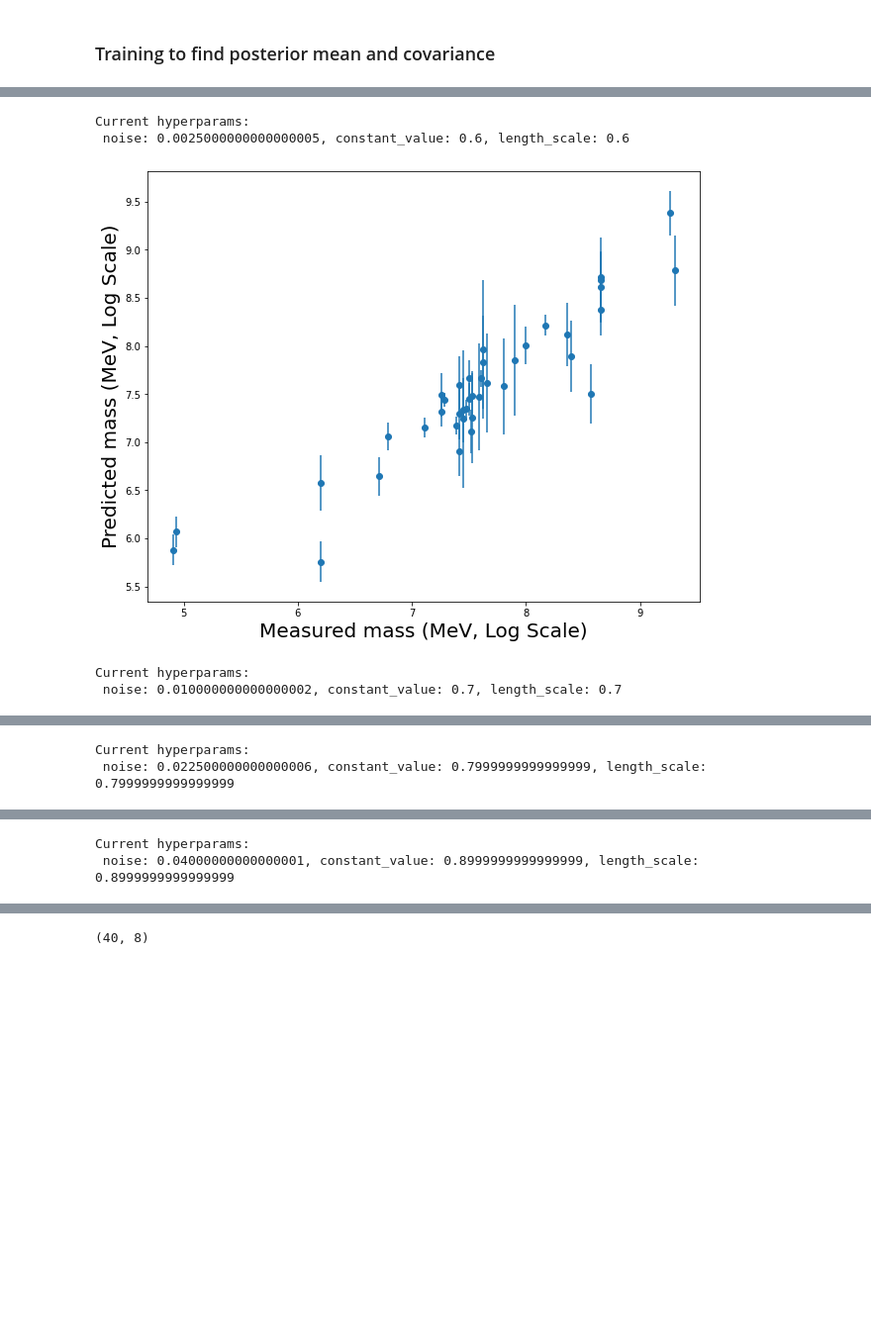
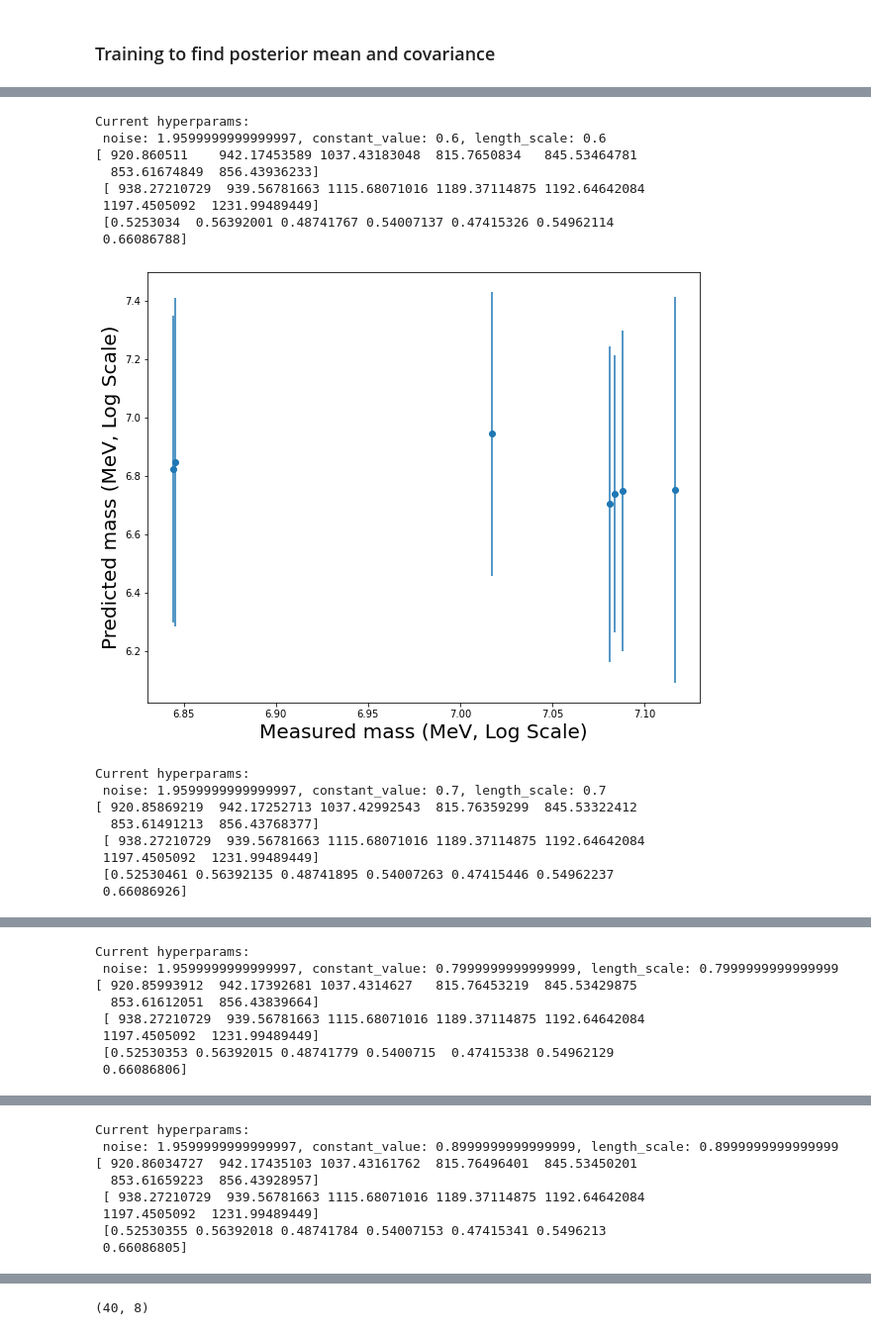
Before and after one commit to has9h/gp, a Jupyter notebook: freitas-krasserm-turner/gaussian-processes-krasserm.ipynb, the cells around one changed output, grey strips where cells are left out. Shown at 99% size. Saved outputs shown, nothing was run; the diff lists cells and outputs as text; code cells hidden in the pictures; blank space fills up the shorter version.

```diff
--- a/freitas-krasserm-turner/gaussian-processes-krasserm.ipynb
+++ b/freitas-krasserm-turner/gaussian-processes-krasserm.ipynb
@@ -388,12 +409,12 @@ np.mean(Y_log), np.std(Y_log)
 # %% [output]
 (6.296347305073987, 0.6286352637696876)
 # %%
-noise = 0.4
-rbf = ConstantKernel(1.0) * RBF(length_scale=1.0)
+noise = 1.4**2
+rbf = ConstantKernel(0.6) * RBF(length_scale=1.2)
 # rq = ConstantKernel(1.0) * RationalQuadratic(length_scale=1.0, alpha=1.0)
 
 # Set GP prior to training data's mean and cov with kernel
-gpr = GaussianProcessRegressor(kernel=rbf, alpha=noise**2, n_restarts_optimizer=10)#, normalize_y=True)
+gpr = GaussianProcessRegressor(kernel=rbf, alpha=noise, n_restarts_optimizer=10)#, normalize_y=True)
 # gpr = GaussianProcessRegressor(kernel=rq, alpha=noise**2, normalize_y=True)
 
 # Add noise if needed
@@ -462,48 +492,62 @@ RMSE:  0.2652830820650423
 # %%
-noise = np.arange(0.05, 0.55, 0.05)
-constant_value = np.arange(0.6, 1.2, 0.1)
-length_scale = np.arange(0.6, 1.2, 0.1)
+# noise = np.arange(0.05, 4.05, 0.05)
+noise = 1.4**2
+constant_value = np.arange(0.6, 5.6, 0.1)
+length_scale = np.arange(0.6, 5.6, 0.1)
 # for rq kernel
-alpha = np.arange(0.6, 1.2, 0.1)
+alpha = np.arange(0.6, 5.6, 0.1)
 
-hyperparams = list(zip(noise, constant_value, length_scale, alpha))
+hyperparams = list(zip(constant_value, length_scale))
 
 # For writing results to file
 results_df = pd.DataFrame()
 
 for counter, params in enumerate(hyperparams):
-    print(f'Current hyperparams: \n noise: {params[0]**2}, constant_value: {params[1]}, length_scale: {params[2]}')
+    # Change params indexing as tuple elements are added/removed from hyperparams
+    sigma_f = params[0]
+    l = params[1]
+    print(f'Current hyperparams: \n noise: {noise}, constant_value: {sigma_f}, length_scale: {l}')
 
-    rbf = ConstantKernel(params[1]) * RBF(length_scale=params[2])
+    rbf = ConstantKernel(sigma_f) * RBF(length_scale=l)
     # rq = ConstantKernel(1.0) * RationalQuadratic(length_scale=1.0, alpha=1.0)
 
     # Set GP prior to training data's mean and cov with kernel
-    gpr = GaussianProcessRegressor(kernel=rbf, alpha=params[0]**2, n_restarts_optimizer=10)
+    gpr = GaussianProcessRegressor(kernel=rbf, alpha=noise, n_restarts_optimizer=10)
 
     gpr.fit(X_train, Y_train)
     mean, cov = gpr.predict(X_test, return_std=True)
 
-    # Obtain optimized kernel parameters
-    l = gpr.kernel_.k2.get_params()['length_scale']
-    sigma_f = np.sqrt(gpr.kernel_.k1.get_params()['constant_value'])
-
     # Store current iteration data
-    current_results_df = pd.DataFrame({'run': counter, 'measured': Y_test, 'predicted': mean, 'variance': cov,
-                            'rmse': mean_absolute_error(Y_test, mean), 'alpha': params[0]**2,
-                            'initial_length scale': params[2], 'initial_sigma_f': params[1],
-                            'trained_length_scale': l, 'trained_sigma_f': sigma_f})
+    print(np.exp(mean), '\n', np.exp(Y_test), '\n', cov, '\n')
+    current_results_df = pd.DataFrame({'run': counter, 'measured': np.exp(Y_test), 'predicted': np.exp(mean), 'variance': np.exp(cov),
+                            'rmse': mean_absolute_error(Y_test, mean), 'alpha/noise': noise,
+                            'initial_length scale': l, 'initial_sigma_f': sigma_f,
+                            'trained_length_scale': gpr.kernel_.k2.get_params()['length_scale'],
+                            'trained_sigma_f': np.sqrt(gpr.kernel_.k1.get_params()['constant_value'])})
 
     # Draw plots
     plotter(Y_test, mean, cov)
 
     # Join dataframes to save
     results_df = pd.concat([results_df, current_results_df])
 
 # write to file
-results_df.to_csv('results.csv', index=False)
+results_df.round(4).to_csv('results.csv', index=False)
 # %% [output]
 Current hyperparams:
- noise: 0.0025000000000000005, constant_value: 0.6, length_scale: 0.6
+ noise: 1.9599999999999997, constant_value: 0.6, length_scale: 0.6
+[ 920.860511    942.17453589 1037.43183048  815.7650834   845.53464781
+  853.61674849  856.43936233]
+ [ 938.27210729  939.56781663 1115.68071016 1189.37114875 1192.64642084
+ 1197.4505092  1231.99489449]
+ [0.5253034  0.56392001 0.48741767 0.54007137 0.47415326 0.54962114
+ 0.66086788]
-[figure, old version]
+[figure, new version]
 Current hyperparams:
- noise: 0.010000000000000002, constant_value: 0.7, length_scale: 0.7
+ noise: 1.9599999999999997, constant_value: 0.7, length_scale: 0.7
+[ 920.85869219  942.17252713 1037.42992543  815.76359299  845.53322412
+  853.61491213  856.43768377]
+ [ 938.27210729  939.56781663 1115.68071016 1189.37114875 1192.64642084
+ 1197.4505092  1231.99489449]
+ [0.52530461 0.56392135 0.48741895 0.54007263 0.47415446 0.54962237
+ 0.66086926]
@@ -511,2 +555,8 @@ Current hyperparams:
 Current hyperparams:
- noise: 0.022500000000000006, constant_value: 0.7999999999999999, length_scale: 0.7999999999999999
+ noise: 1.9599999999999997, constant_value: 0.7999999999999999, length_scale: 0.7999999999999999
+[ 920.85993912  942.17392681 1037.4314627   815.76453219  845.53429875
+  853.61612051  856.43839664]
+ [ 938.27210729  939.56781663 1115.68071016 1189.37114875 1192.64642084
+ 1197.4505092  1231.99489449]
+ [0.52530353 0.56392015 0.48741779 0.5400715  0.47415338 0.54962129
+ 0.66086806]
@@ -514,2 +564,8 @@ Current hyperparams:
 Current hyperparams:
- noise: 0.04000000000000001, constant_value: 0.8999999999999999, length_scale: 0.8999999999999999
+ noise: 1.9599999999999997, constant_value: 0.8999999999999999, length_scale: 0.8999999999999999
+[ 920.86034727  942.17435103 1037.43161762  815.76496401  845.53450201
+  853.61659223  856.43928957]
+ [ 938.27210729  939.56781663 1115.68071016 1189.37114875 1192.64642084
+ 1197.4505092  1231.99489449]
+ [0.52530355 0.56392018 0.48741784 0.54007153 0.47415341 0.5496213
+ 0.66086805]
```
Also changed, not shown: parts of 14 cells of this notebook, 1 other file.
